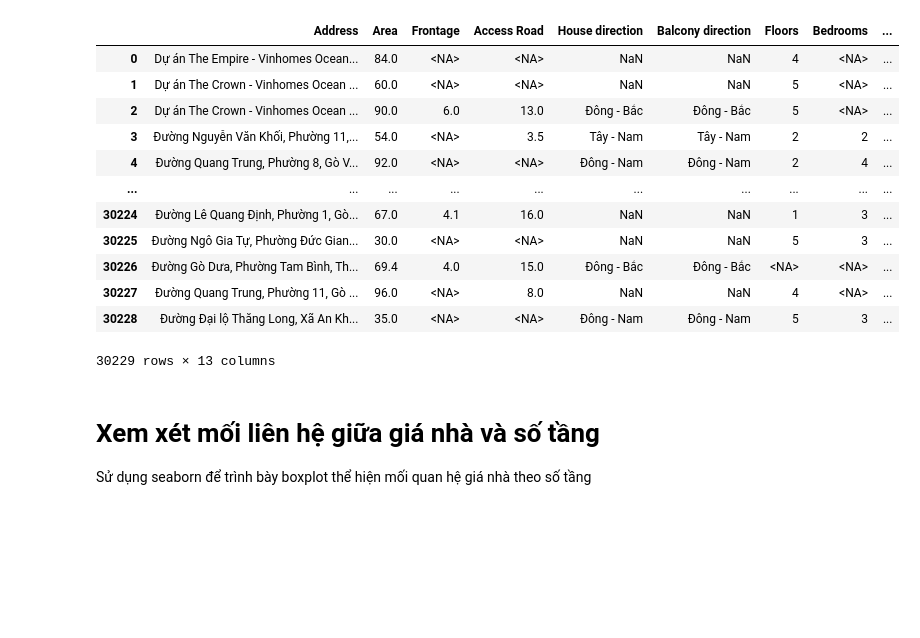
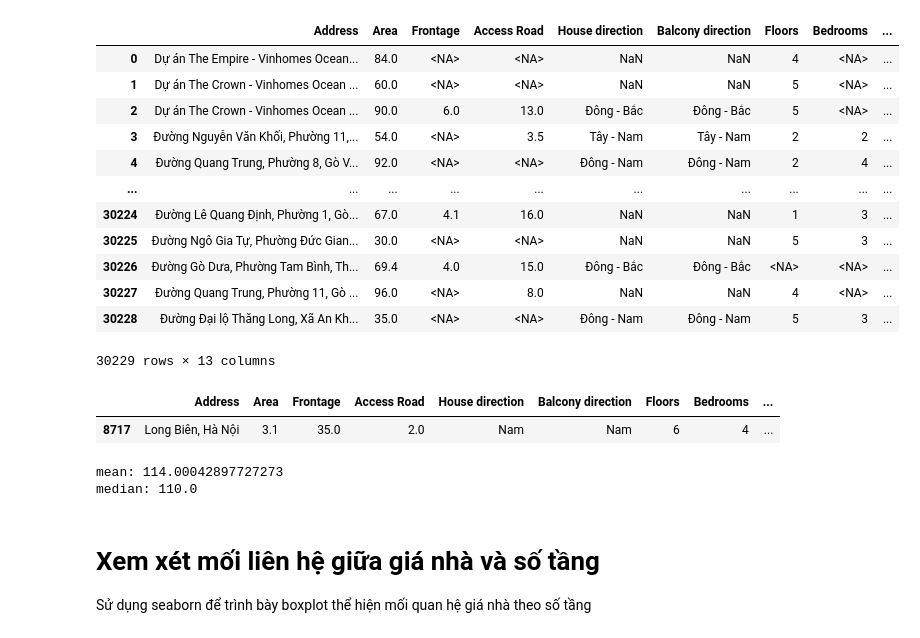
Before and after one commit to galvinquan/Su-dung-ML-phan-tich-du-doan-gia-nha-dat-VN, a Jupyter notebook: Phân tích giá nhà đất VN.ipynb, the cells around one changed output. Drawn from its saved outputs; the diff is of its cells as text; code cells hidden in the pictures; blank space fills up the shorter version.

```diff
--- a/Phân tích giá nhà đất VN.ipynb
+++ b/Phân tích giá nhà đất VN.ipynb
@@ -22,6 +22,8 @@ df['Access Road'] = pd.to_numeric(df['Access Road'], errors='coerce')
 df['Access Road'] = df['Access Road'].astype(pd.Float64Dtype())
 df['Frontage'] = pd.to_numeric(df['Frontage'], errors='coerce')
 df['Frontage'] = df['Frontage'].astype(pd.Float64Dtype())
+df['Area'] = pd.to_numeric(df['Area'], errors='coerce')
+df['Area'] = df['Area'].astype(pd.Float64Dtype())
 df
 # %% [output]
 |  | Address | Area | Frontage | Access Road | House direction | Balcony direction | Floors | Bedrooms | ... |
@@ -37,6 +39,22 @@ df
 | 30227 | Đường Quang Trung, Phường 11, Gò ... | 96.0 | <NA> | 8.0 | NaN | NaN | 4 | <NA> | ... |
 | 30228 | Đường Đại lộ Thăng Long, Xã An Kh... | 35.0 | <NA> | <NA> | Đông - Nam | Đông - Nam | 5 | 3 | ... |
 30229 rows × 13 columns
+# %%
+df_trungbinh = df
+mean = df_trungbinh['Giá/m2'].mean()
+median = df_trungbinh['Giá/m2'].median()
+max = df_trungbinh['Giá/m2'].max()
+df_trungbinh = df_trungbinh[df_trungbinh['Giá/m2'] == max]
+df_trungbinh
+# %% [output]
+|  | Address | Area | Frontage | Access Road | House direction | Balcony direction | Floors | Bedrooms | ... |
+| 8717 | Long Biên, Hà Nội | 3.1 | 35.0 | 2.0 | Nam | Nam | 6 | 4 | ... |
+# %%
+print(f'mean: {mean}')
+print(f'median: {median}')
+# %% [output]
+mean: 114.00042897727273
+median: 110.0
 # %% [markdown]
 # Xem xét mối liên hệ giữa giá nhà và số tầng
 Sử dụng seaborn để trình bày boxplot thể hiện mối quan hệ giá nhà theo số tầng
```
